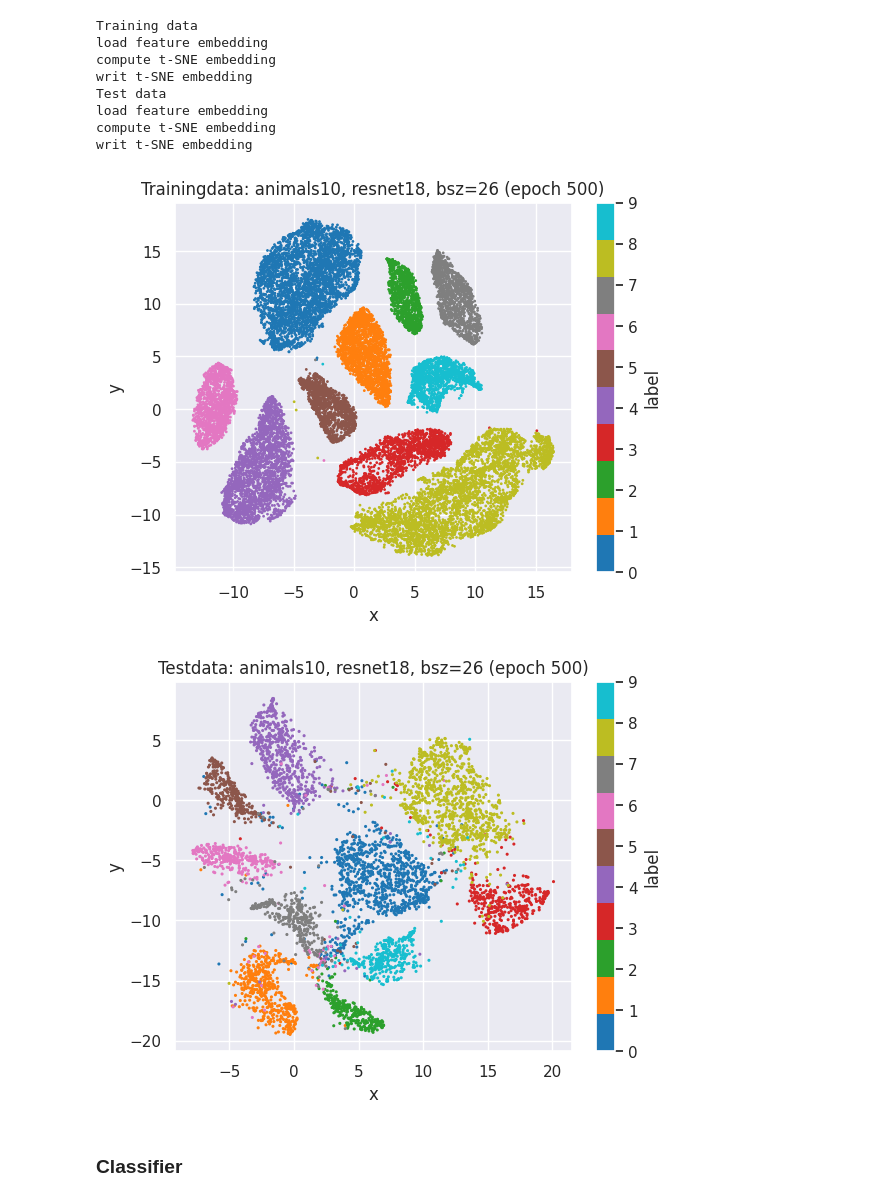
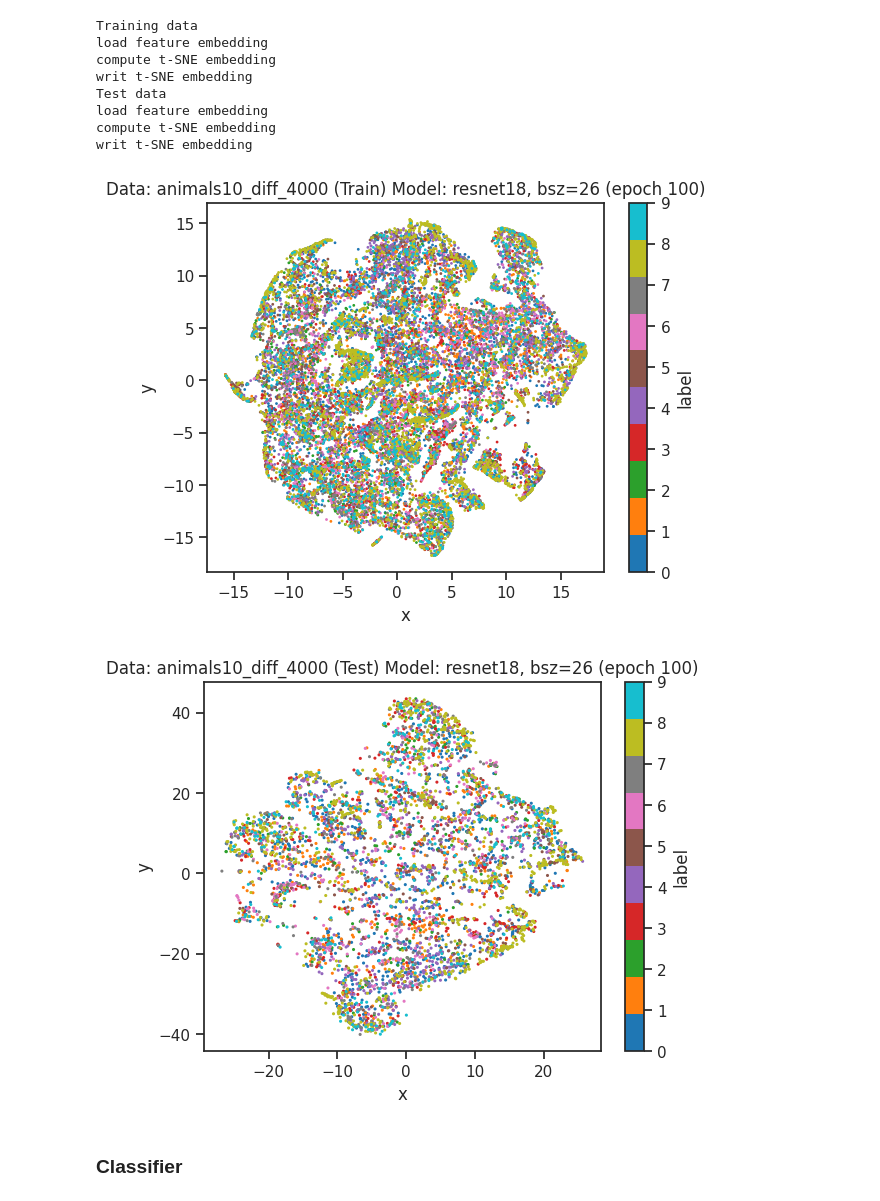
Before and after one commit to Thomas-Gottwald/SupContrastShape, a Jupyter notebook: validation.ipynb, the cells around one changed output. Saved outputs shown, nothing was run; the diff lists cells and outputs as text; code cells hidden in the pictures.

Commit message:
validation with different datasets

```diff
--- a/validation.ipynb
+++ b/validation.ipynb
@@ -77,12 +121,35 @@ path_embeddings = os.path.join(path_run_md, f"val_{epoch}", "embeddings")
+# %%
+cuda_device = 0
+tsenecuda_venv = "/home/tgottwald/tsnecuda_venv/"
+
+
+# model checkpoint to validate
+# root_model = "./save/SupCE/animals10/SupCE_animals10_resnet18_lr_0.125_decay_0.0001_bsz_26_trial_0_baseline_cosine/models/ckpt_epoch_500.pth"
+
+# root_model = "./save/SupCon/animals10/SupCon_animals10_resnet18_lr_0.5_decay_0.0001_bsz_26_temp_0.1_trial_0_try2_cosine/models/last.pth"
+root_model = "./save/SupCon/animals10_diff_-1+4000/SupConHybrid_animals10_diff_-1+4000_resnet18_lr_0.125_decay_0.0001_bsz_26_temp_0.1_trial_0_noAug_cosine/models/ckpt_epoch_100.pth"
+
+
+# the name of the dataset to validate on
+# dataset_val = "animals10_diff_-1"
+dataset_val = "animals10_diff_4000"
+# dataset_val = "animals10"
+
+
+tsenecuda_venv_lib64 = os.path.join(tsenecuda_venv, "lib64")
+tsenecuda_venv_interpreter = os.path.join(tsenecuda_venv, "bin/python")
+
+root_train, root_test, mean, std = get_val_dataset_params(dataset_val=dataset_val)
+params, epoch, path_run_md, path_embeddings = get_params(root_model, dataset_val)
 # %% [markdown]
 ### Dataloader and Model
 # %%
-if params['dataset'] == 'cifar10':
+if dataset_val == 'cifar10':
     root_train = "./datasets/"
     root_test = "./datasets/"
     mean = (0.4914, 0.4822, 0.4465)
     std = (0.2023, 0.1994, 0.2010)
-elif params['dataset'] == 'cifar100':
+elif dataset_val == 'cifar100':
     root_train = "./datasets/"
     root_test = "./datasets/"
     mean = (0.5071, 0.4867, 0.4408)
@@ -95,14 +162,14 @@ val_transform = transforms.Compose([
     normalize,
 ])
 
-if params['dataset'] == 'cifar10':
+if dataset_val == 'cifar10':
     train_dataset = datasets.CIFAR10(root=root_train,
                                      transform=val_transform,
                                      download=True)
     val_dataset = datasets.CIFAR10(root=root_test,
                                    train=False,
                                    transform=val_transform)
-elif params['dataset'] == 'cifar100':
+elif dataset_val == 'cifar100':
     train_dataset = datasets.CIFAR100(root=root_train,
                                       transform=val_transform,
                                       download=True)
@@ -204,36 +274,36 @@ writ t-SNE embedding
 # %%
 save_plot = True
 
 with open(os.path.join(path_embeddings, "embedding_tSNE_train"), 'rb') as f:
     entry = pickle.load(f, encoding='latin1')
     embedding_tSNE_train = entry['data']
     labels_train = entry['labels']
 df_train = pd.DataFrame.from_dict({'x': embedding_tSNE_train[:,0], 'y': embedding_tSNE_train[:,1], 'label': labels_train})
 
 with open(os.path.join(path_embeddings, "embedding_tSNE_test"), 'rb') as f:
     entry = pickle.load(f, encoding='latin1')
     embedding_tSNE_test = entry['data']
     labels_test = entry['labels']
 df_test = pd.DataFrame.from_dict({'x': embedding_tSNE_test[:,0], 'y': embedding_tSNE_test[:,1], 'label': labels_test})
 
 if save_plot:
     df_train.plot.scatter(x='x', y='y', c='label', colormap='tab10', s=1,
-                          title=f"Trainingdata: {params['dataset']}, {params['model_name']}, bsz={params['bsz']} (epoch {epoch})"
+                          title=f"Data: {dataset_val} (Train) Model: {params['model_name']}, bsz={params['bsz']} (epoch {epoch})"
                           ).get_figure().savefig(os.path.join(path_embeddings, f"tSNE_epoch_{epoch}_train.png"))
     df_test.plot.scatter(x='x', y='y', c='label', colormap='tab10', s=1.5,
-                         title=f"Testdata: {params['dataset']}, {params['model_name']}, bsz={params['bsz']} (epoch {epoch})"
+                         title=f"Data: {dataset_val} (Test) Model: {params['model_name']}, bsz={params['bsz']} (epoch {epoch})"
                          ).get_figure().savefig(os.path.join(path_embeddings, f"tSNE_epoch_{epoch}_test.png"))
 
-    add_tsne_to_run_md(path=path_run_md, epoch=epoch)
+    add_tsne_to_run_md(path=path_run_md, epoch=epoch, dataset_val=(None if params['dataset']==dataset_val else dataset_val))
 else:
     fig, axs = plt.subplots(nrows=2, figsize=(7, 10))
     df_train.plot.scatter(x='x', y='y', c='label', colormap='tab10', s=1, ax=axs[0],
-                        title=f"Trainingdata: {params['dataset']}, {params['model_name']}, bsz={params['bsz']} (epoch {epoch})")
+                        title=f"Data: {dataset_val} (Train) Model: {params['model_name']}, bsz={params['bsz']} (epoch {epoch})")
     df_test.plot.scatter(x='x', y='y', c='label', colormap='tab10', s=1.5, ax=axs[1],
-                        title=f"Testdata: {params['dataset']}, {params['model_name']}, bsz={params['bsz']} (epoch {epoch})")
+                        title=f"Data: {dataset_val} (Test) Model: {params['model_name']}, bsz={params['bsz']} (epoch {epoch})")
 # %% [output]
-[figure, old version]
+[figure, new version]
-[figure, old version]
+[figure, new version]
 # %% [markdown]
 ### Classifier
 # %%
```
Also changed, not shown: parts of 17 cells of this notebook, 2 other files.
